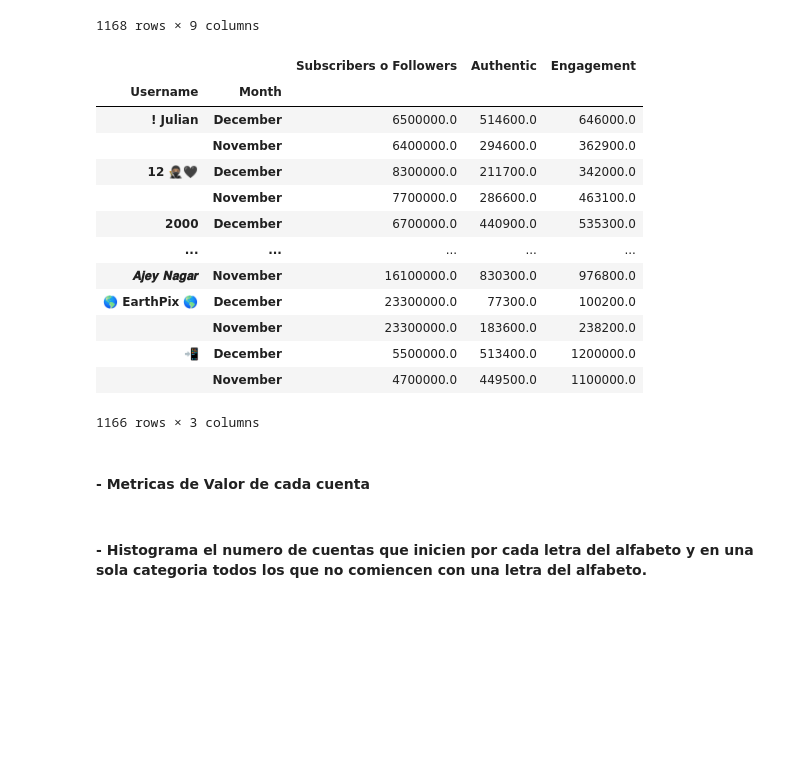
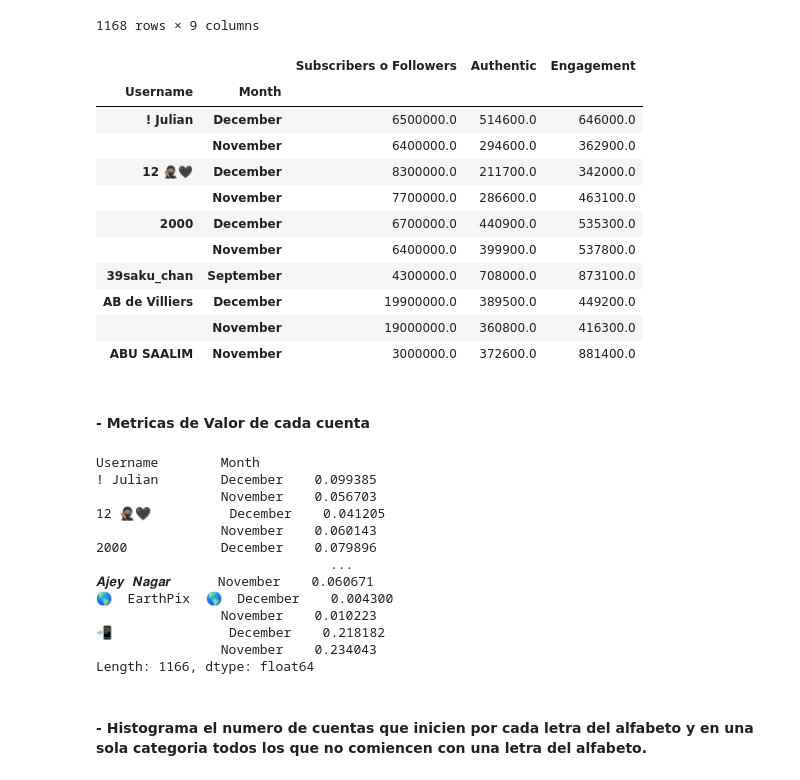
Before and after one commit to MonicaGonzalez30/CienciaDatosLasChicasSuperpoderosas, a Jupyter notebook: Proyectos/Unidad2/Redes_Sociales.ipynb, the cells around one changed output. Cells and saved outputs as stored; diff of their text form; code cells hidden in the pictures; blank space fills up the shorter version.

```diff
--- a/Proyectos/Unidad2/Redes_Sociales.ipynb
+++ b/Proyectos/Unidad2/Redes_Sociales.ipynb
@@ -582,25 +582,42 @@ df_Insta
 # %%
 #Obtiene el promedio de las columnas solicitadas por cada cuenta
 columnas = ['Subscribers o Followers','Authentic','Engagement']
 Promedios = df_Insta.groupby(['Username', 'Month'])[columnas].mean()
-Promedios
+Promedios.head(10)
 # %% [output]
 |  |  | Subscribers o Followers | Authentic | Engagement |
 | Username | Month |  |  |  |
 | ! Julian | December | 6500000.0 | 514600.0 | 646000.0 |
 |  | November | 6400000.0 | 294600.0 | 362900.0 |
 | 12 🥷🏽🖤 | December | 8300000.0 | 211700.0 | 342000.0 |
 |  | November | 7700000.0 | 286600.0 | 463100.0 |
 | 2000 | December | 6700000.0 | 440900.0 | 535300.0 |
-| ... | ... | ... | ... | ... |
-| 𝑨𝒋𝒆𝒚 𝑵𝒂𝒈𝒂𝒓 | November | 16100000.0 | 830300.0 | 976800.0 |
-| 🌎 EarthPix 🌎 | December | 23300000.0 | 77300.0 | 100200.0 |
-|  | November | 23300000.0 | 183600.0 | 238200.0 |
-| 📲 | December | 5500000.0 | 513400.0 | 1200000.0 |
-|  | November | 4700000.0 | 449500.0 | 1100000.0 |
+|  | November | 6400000.0 | 399900.0 | 537800.0 |
+| 39saku_chan | September | 4300000.0 | 708000.0 | 873100.0 |
+| AB de Villiers | December | 19900000.0 | 389500.0 | 449200.0 |
+|  | November | 19000000.0 | 360800.0 | 416300.0 |
+| ABU SAALIM | November | 3000000.0 | 372600.0 | 881400.0 |
-1166 rows × 3 columns
 # %% [markdown]
 #### - Metricas de Valor de cada cuenta
+# %%
+metricaIG = []
+for c in range(len(Promedios)):
+    metricaIG.append(Promedios.Engagement/Promedios['Subscribers o Followers'])
+metricaIG[0]
+# %% [output]
+Username        Month
+! Julian        December    0.099385
+                November    0.056703
+12 🥷🏽🖤          December    0.041205
+                November    0.060143
+2000            December    0.079896
+                              ...
+𝑨𝒋𝒆𝒚 𝑵𝒂𝒈𝒂𝒓      November    0.060671
+🌎  EarthPix  🌎  December    0.004300
+                November    0.010223
+📲               December    0.218182
+                November    0.234043
+Length: 1166, dtype: float64
 # %% [markdown]
 #### - Histograma el numero de cuentas que inicien por cada letra del alfabeto y en una sola categoria todos los que no comiencen con una letra del alfabeto.
 # %%
```
Also changed, not shown: parts of 7 cells of this notebook.
